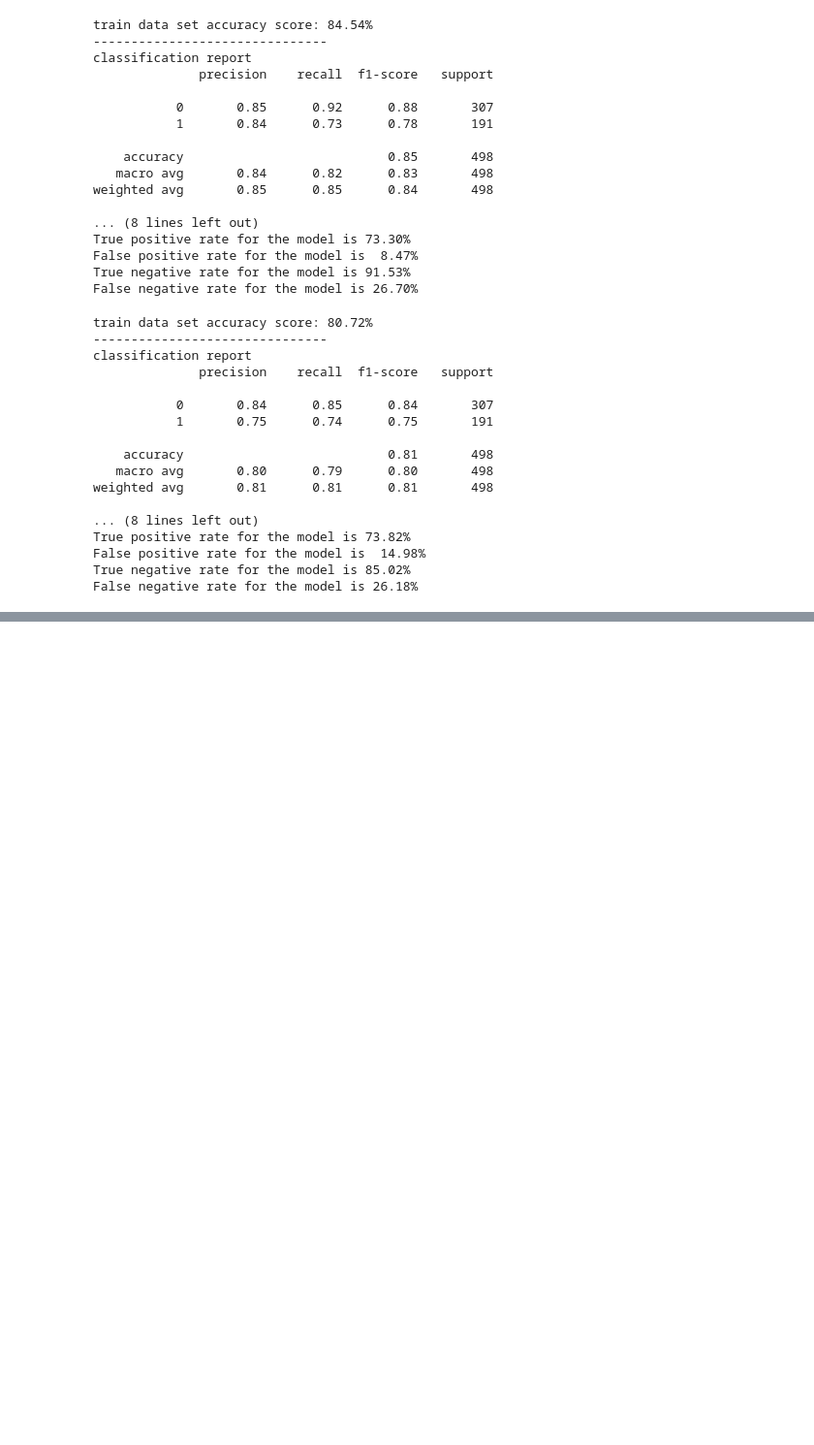
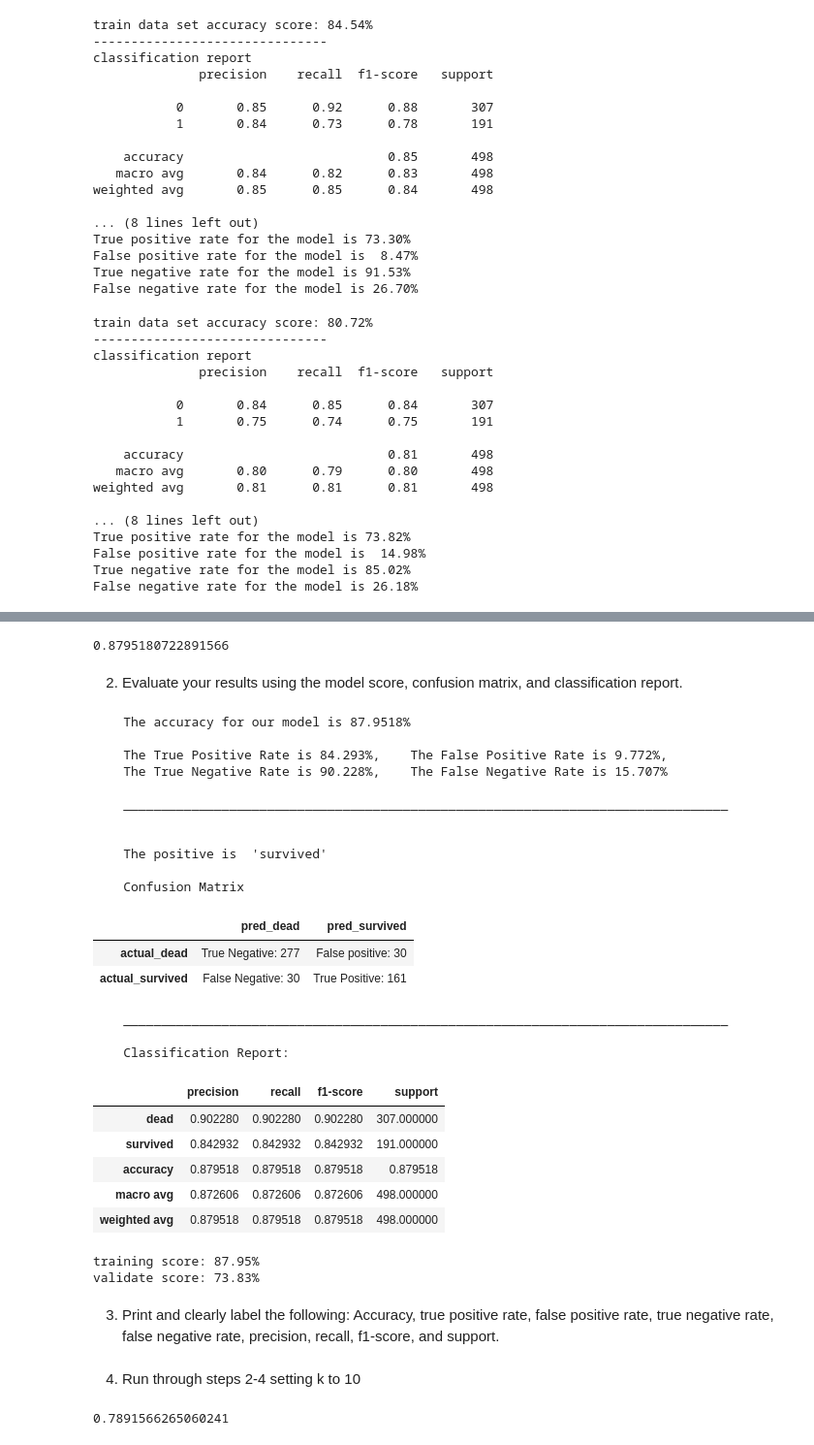
Before and after one commit to Tyler-Applegate/classification-exercises, a Jupyter notebook: model.ipynb, the cells around one changed output, grey strips where cells are left out. Shown at 97% size. Saved outputs shown, nothing was run; the diff lists cells and outputs as text; code cells hidden in the pictures; blank space fills up the shorter version.

```diff
--- a/model.ipynb
+++ b/model.ipynb
@@ -850,0 +890,50 @@ False negative rate for the model is 26.18%
+# %%
+knn_1 = KNeighborsClassifier(n_neighbors=1)
+knn_1.fit(X_train, y_train)
+knn_1.score(X_train, y_train)
+# %% [output]
+0.8795180722891566
+# %% [markdown]
+2. Evaluate your results using the model score, confusion matrix, and classification report.
+# %%
+model_func.model_performs(X_train, y_train, knn_1)
+# %% [output]
+    The accuracy for our model is 87.9518%
+
+    The True Positive Rate is 84.293%,    The False Positive Rate is 9.772%,
+    The True Negative Rate is 90.228%,    The False Negative Rate is 15.707%
+
+    ________________________________________________________________________________
+
+
+    The positive is  'survived'
+
+    Confusion Matrix
+|  | pred_dead | pred_survived |
+| actual_dead | True Negative: 277 | False positive: 30 |
+| actual_survived | False Negative: 30 | True Positive: 161 |
+    ________________________________________________________________________________
+
+    Classification Report:
+|  | precision | recall | f1-score | support |
+| dead | 0.902280 | 0.902280 | 0.902280 | 307.000000 |
+| survived | 0.842932 | 0.842932 | 0.842932 | 191.000000 |
+| accuracy | 0.879518 | 0.879518 | 0.879518 | 0.879518 |
+| macro avg | 0.872606 | 0.872606 | 0.872606 | 498.000000 |
+| weighted avg | 0.879518 | 0.879518 | 0.879518 | 498.000000 |
+# %%
+print(f'training score: {knn_1.score(X_train, y_train):.2%}')
+print(f'validate score: {knn_1.score(X_validate, y_validate):.2%}')
+# %% [output]
+training score: 87.95%
+validate score: 73.83%
+# %% [markdown]
+3. Print and clearly label the following: Accuracy, true positive rate, false positive rate, true negative rate, false negative rate, precision, recall, f1-score, and support.
+# %% [markdown]
+4. Run through steps 2-4 setting k to 10
+# %%
+knn_10 = KNeighborsClassifier(n_neighbors=10)
+knn_10.fit(X_train, y_train)
+knn_10.score(X_train, y_train)
+# %% [output]
+0.7891566265060241
```
Also changed, not shown: parts of 49 cells of this notebook, 7 other files.
